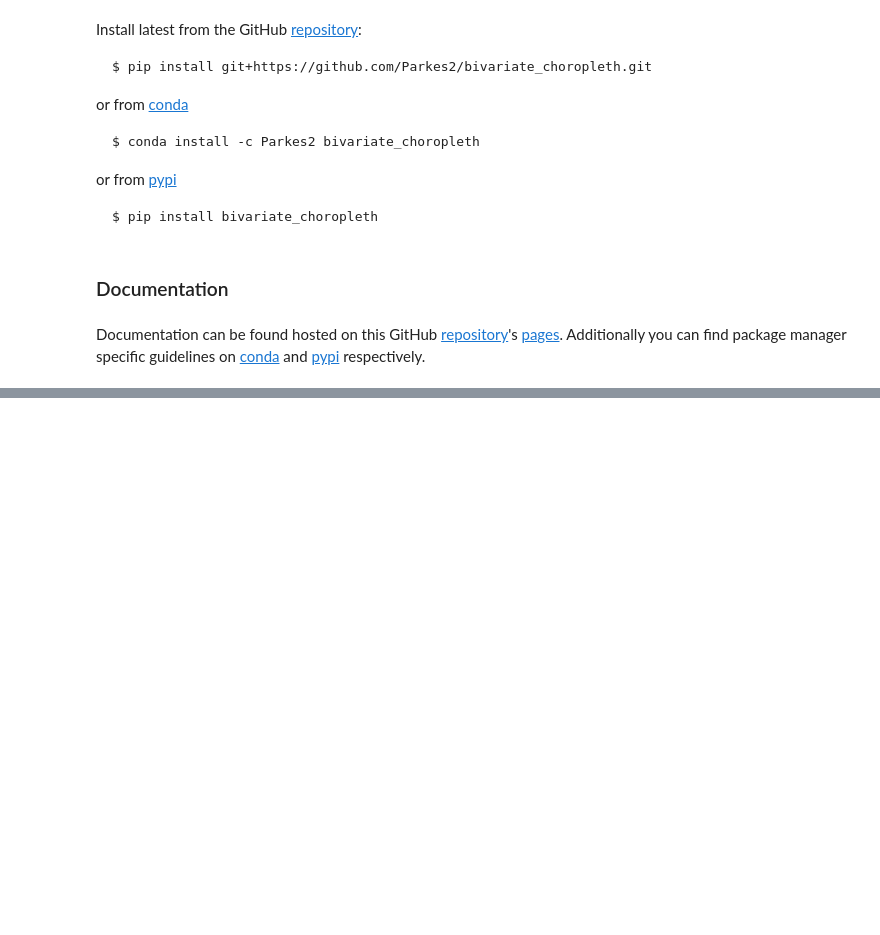
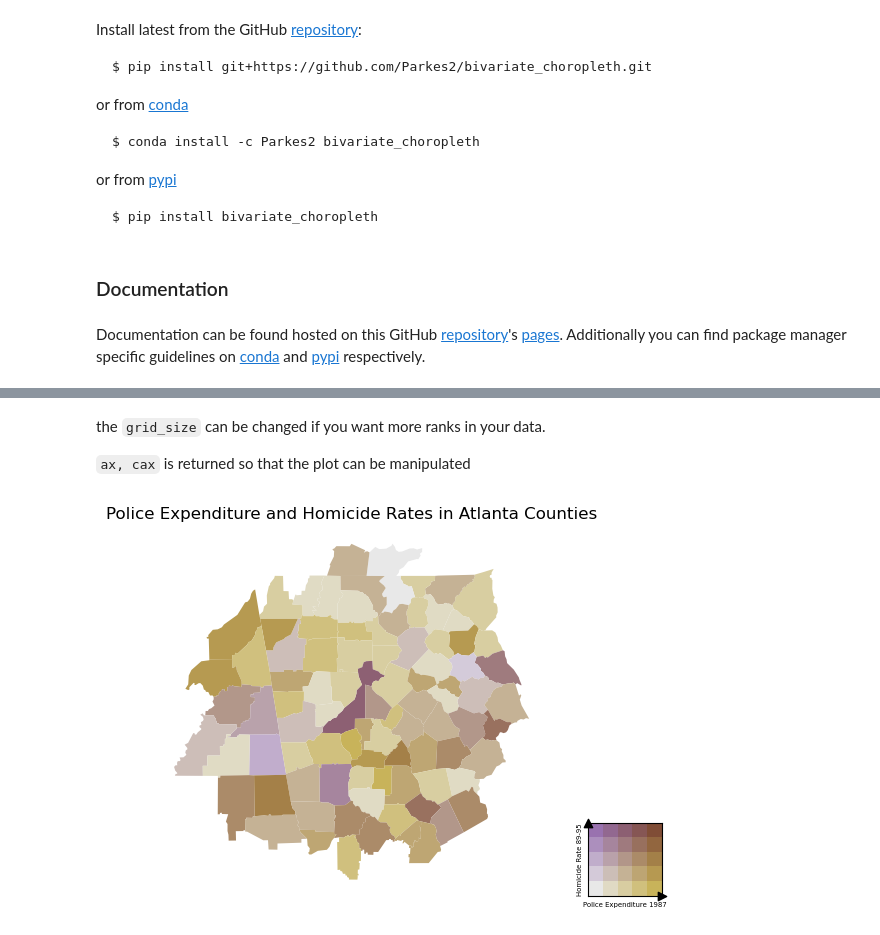
Before and after one commit to Parkes2/bivariate_choropleth, a Jupyter notebook: nbs/index.ipynb, the cells around one changed output, grey strips where cells are left out. Cells and saved outputs as stored; diff of their text form; code cells hidden in the pictures; blank space fills up the shorter version.

```diff
--- a/nbs/index.ipynb
+++ b/nbs/index.ipynb
@@ -72,0 +96,12 @@ Fill me in please! Don't forget code examples:
+# %% [markdown]
+the `grid_size` can be changed if you want more ranks in your data.
+
+`ax, cax` is returned so that the plot can be manipulated
+# %%
+ax, cax = plot_bivariate_choropleth(atlanta, x='PE87', y='HR8995', grid_size=5, palette_name='purple2gold')
+ax.set_title('Police Expenditure and Homicide Rates in Atlanta Counties')
+ax.set_axis_off()
+cax.set_xlabel('Police Expenditure 1987', fontsize=5)
+cax.set_ylabel('Homicide Rate 89-95', fontsize=5);
+# %% [output]
+[figure, added]
```
Also changed, not shown: parts of 27 cells of this notebook, 17 other files.
